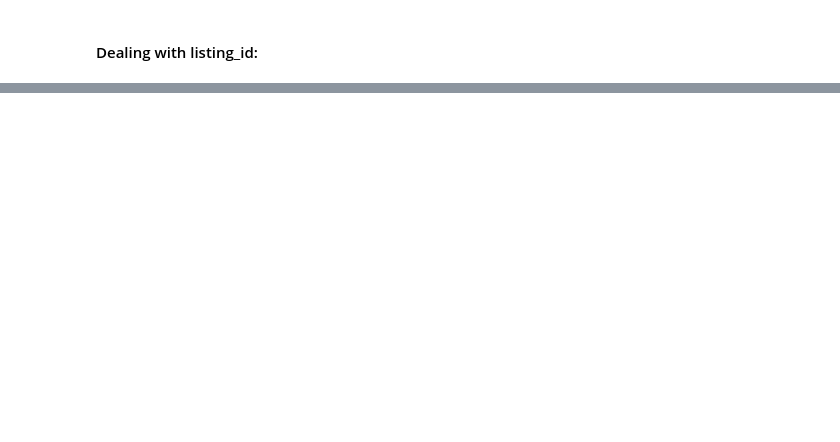
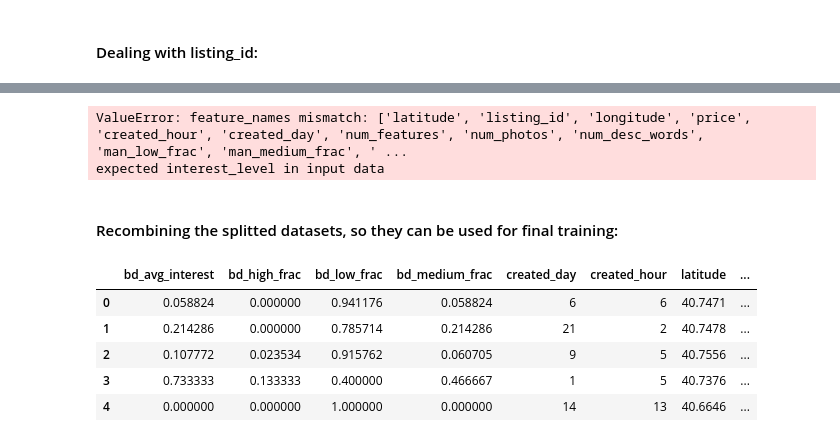
Before and after one commit to Ian-Dzindo01/Rental-Listing-Inquiries, a Jupyter notebook: Rent_listing_inqs.ipynb, the cells around one changed output, grey strips where cells are left out. Cells and saved outputs as stored; diff of their text form; code cells hidden in the pictures; blank space fills up the shorter version.

```diff
--- a/Rent_listing_inqs.ipynb
+++ b/Rent_listing_inqs.ipynb
@@ -448,0 +477,18 @@ plt.show()
+# %%
+param_test1 = {
+    'reg_alpha':[0, 0.005, 0.05, 0.5, 0.7, 1],
+    'reg_lambda':[0, 0.001, 0.01, 0.1, 0.5, 0.7, 1]
+}
+
+start = timer()
+
+gsearch1 = GridSearchCV(estimator = XGBClassifier( learning_rate =0.1, n_estimators=137, max_depth=5,
+ min_child_weight=1, gamma=0, subsample=0.8, colsample_bytree=0.7, nthread=4, scale_pos_weight=1, seed=27),
+                     param_grid = param_test1,n_jobs=4,iid=False, cv=5)
+
+gsearch1.fit(X_train,y_train)
+
+end = timer()
+
+print('GridSearchCV time: %.2f' % (end-start))
+gsearch1.grid_scores_, gsearch1.best_params_, gsearch1.best_score_
@@ -448,0 +524,36 @@ plt.show()
+# %%
+xgb_final = XGBClassifier(
+ learning_rate =0.01,
+ n_estimators=5000,
+ max_depth=5,
+ min_child_weight=3,
+ gamma=0.2,
+ subsample=0.7,
+ colsample_bytree=0.9,
+ reg_alpha=0.7,
+ reg_lambda=0.001,
+ nthread=4,
+ scale_pos_weight=1,
+ seed=27)
+
+modelfit(xgb_final, X_train, y_train, X_test, y_test)
+# %% [output]
+ValueError: feature_names mismatch: ['latitude', 'listing_id', 'longitude', 'price', 'created_hour', 'created_day', 'num_features', 'num_photos', 'num_desc_words', 'man_low_frac', 'man_medium_frac', ' ...
+expected interest_level in input data
+# %% [markdown]
+#### Recombining the splitted datasets, so they can be used for final training:
+# %%
+train_df = pd.concat([X_train, X_test], ignore_index=True)
+train_df.drop('interest_level', axis=1, inplace=True)
+
+target_df = pd.concat([y_train, y_test], ignore_index=True)
+
+train_df['interest_level'] = target_df
+train_df.head()
+# %% [output]
+|  | bd_avg_interest | bd_high_frac | bd_low_frac | bd_medium_frac | created_day | created_hour | latitude | ... |
+| 0 | 0.058824 | 0.000000 | 0.941176 | 0.058824 | 6 | 6 | 40.7471 | ... |
+| 1 | 0.214286 | 0.000000 | 0.785714 | 0.214286 | 21 | 2 | 40.7478 | ... |
+| 2 | 0.107772 | 0.023534 | 0.915762 | 0.060705 | 9 | 5 | 40.7556 | ... |
+| 3 | 0.733333 | 0.133333 | 0.400000 | 0.466667 | 1 | 5 | 40.7376 | ... |
+| 4 | 0.000000 | 0.000000 | 1.000000 | 0.000000 | 14 | 13 | 40.6646 | ... |
```
Also changed, not shown: parts of 39 cells of this notebook.
